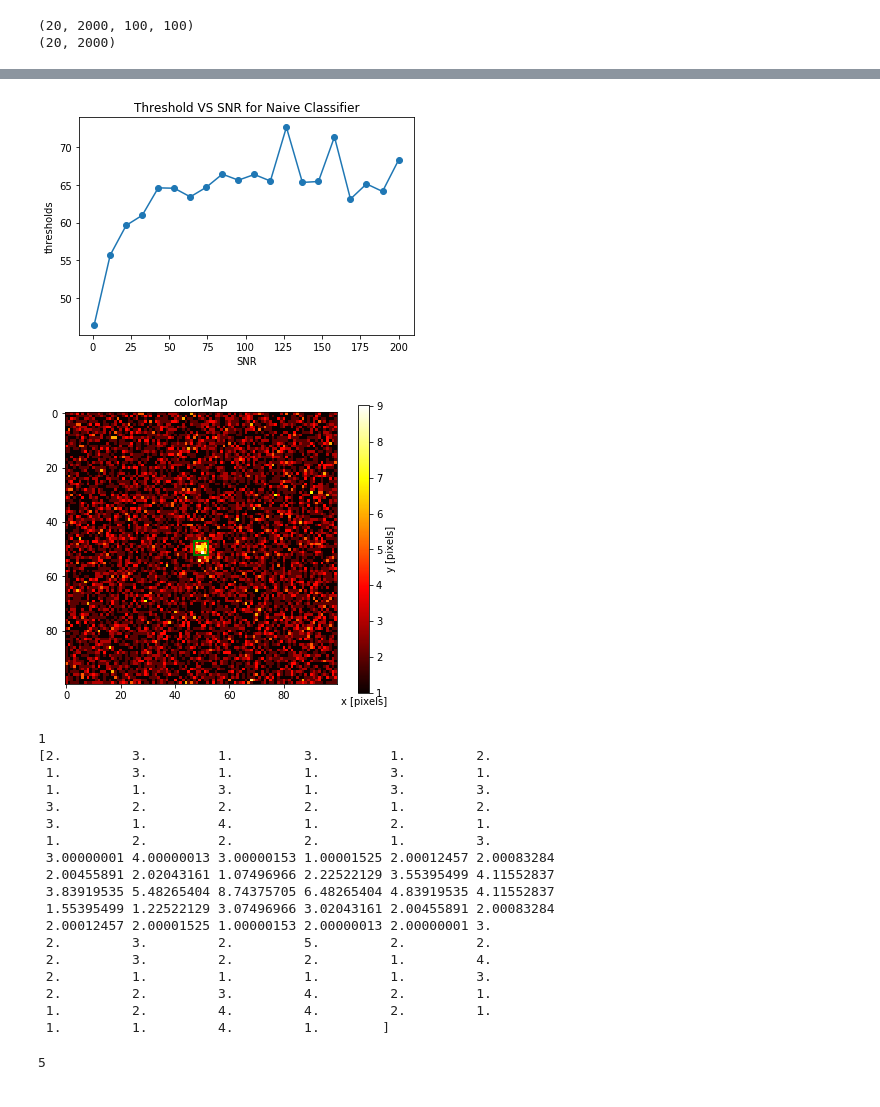
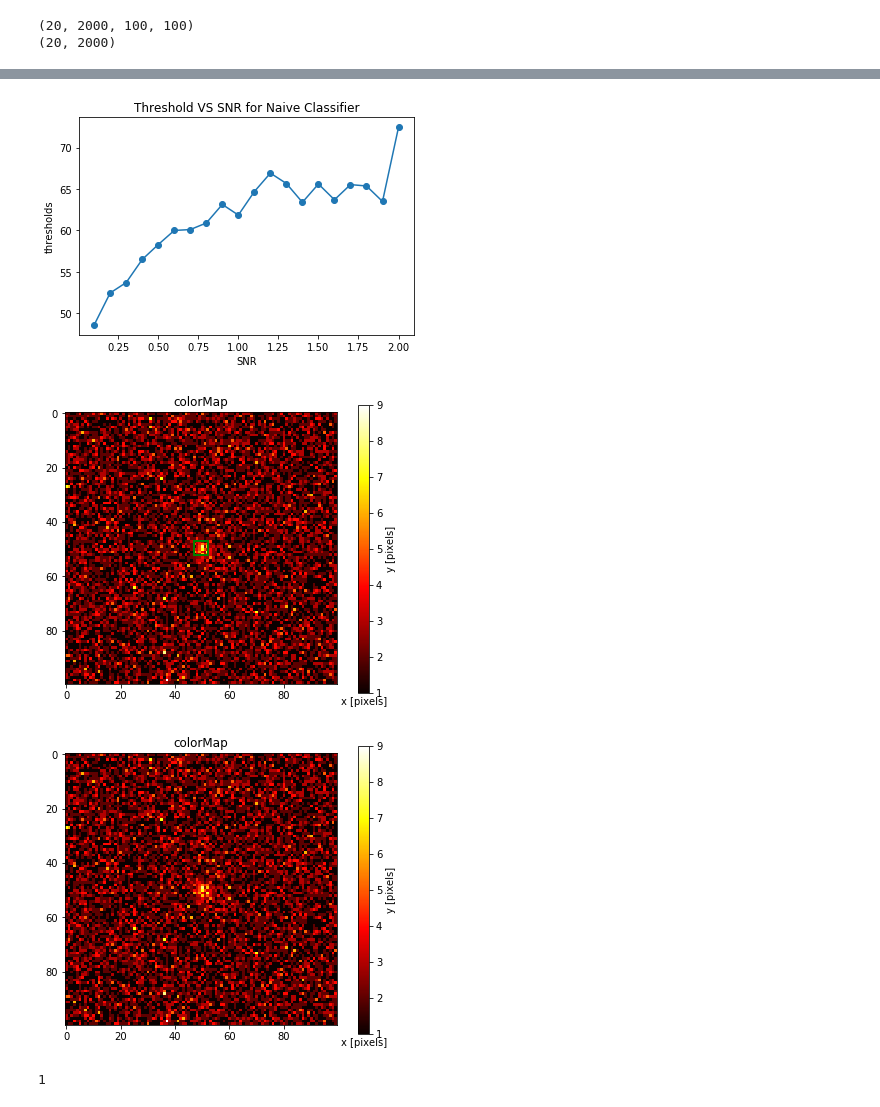
Before and after one commit to cliulinnaeus/AtomDetection, a Jupyter notebook: main.ipynb, the cells around one changed output, grey strips where cells are left out. Cells and saved outputs as stored; diff of their text form; code cells hidden in the pictures.

```diff
--- a/main.ipynb
+++ b/main.ipynb
@@ -28,7 +28,7 @@ sim = simulator(img_size, 1)
 
 data_tr_for_different_snr = []
 labels_tr_for_different_snr = []
-SNR = np.linspace(1, 200, 20)
+SNR = np.linspace(0.1, 2, 20)
 for snr in SNR:
     data_tr = []
     labels_tr = []
@@ -127,39 +128,20 @@ plt.ylabel("thresholds")
 plt.title("Threshold VS SNR for Naive Classifier")
 plt.show()
 # %% [output]
-[figure, old version]
+[figure, new version]
 # %%
-idx=3
+idx=1
 
-snr_idx = 9
+snr_idx = -1
 a = data_tr_for_different_snr[snr_idx][idx]
 b = labels_tr_for_different_snr[snr_idx][idx]
 # print(clf)
 clf = clfs[snr_idx]
 clf.visualize_data(a)
+visualize(a)
 print(b)
-print(a[51])
+# print(a[51])
 # %% [output]
-[figure, old version]
+[figure, new version]
+[figure, added]
 1
-[2.         3.         1.         3.         1.         2.
- 1.         3.         1.         1.         3.         1.
- 1.         1.         3.         1.         3.         3.
- 3.         2.         2.         2.         1.         2.
- 3.         1.         4.         1.         2.         1.
- 1.         2.         2.         2.         1.         3.
- 3.00000001 4.00000013 3.00000153 1.00001525 2.00012457 2.00083284
- 2.00455891 2.02043161 1.07496966 2.22522129 3.55395499 4.11552837
- 3.83919535 5.48265404 8.74375705 6.48265404 4.83919535 4.11552837
- 1.55395499 1.22522129 3.07496966 3.02043161 2.00455891 2.00083284
- 2.00012457 2.00001525 1.00000153 2.00000013 2.00000001 3.
- 2.         3.         2.         5.         2.         2.
- 2.         3.         2.         2.         1.         4.
- 2.         1.         1.         1.         1.         3.
- 2.         2.         3.         4.         2.         1.
- 1.         2.         4.         4.         2.         1.
- 1.         1.         4.         1.        ]
-# %%
-print(clf.dy)
-# %% [output]
-5
```
Also changed, not shown: parts of 16 cells of this notebook, 1 other file.
